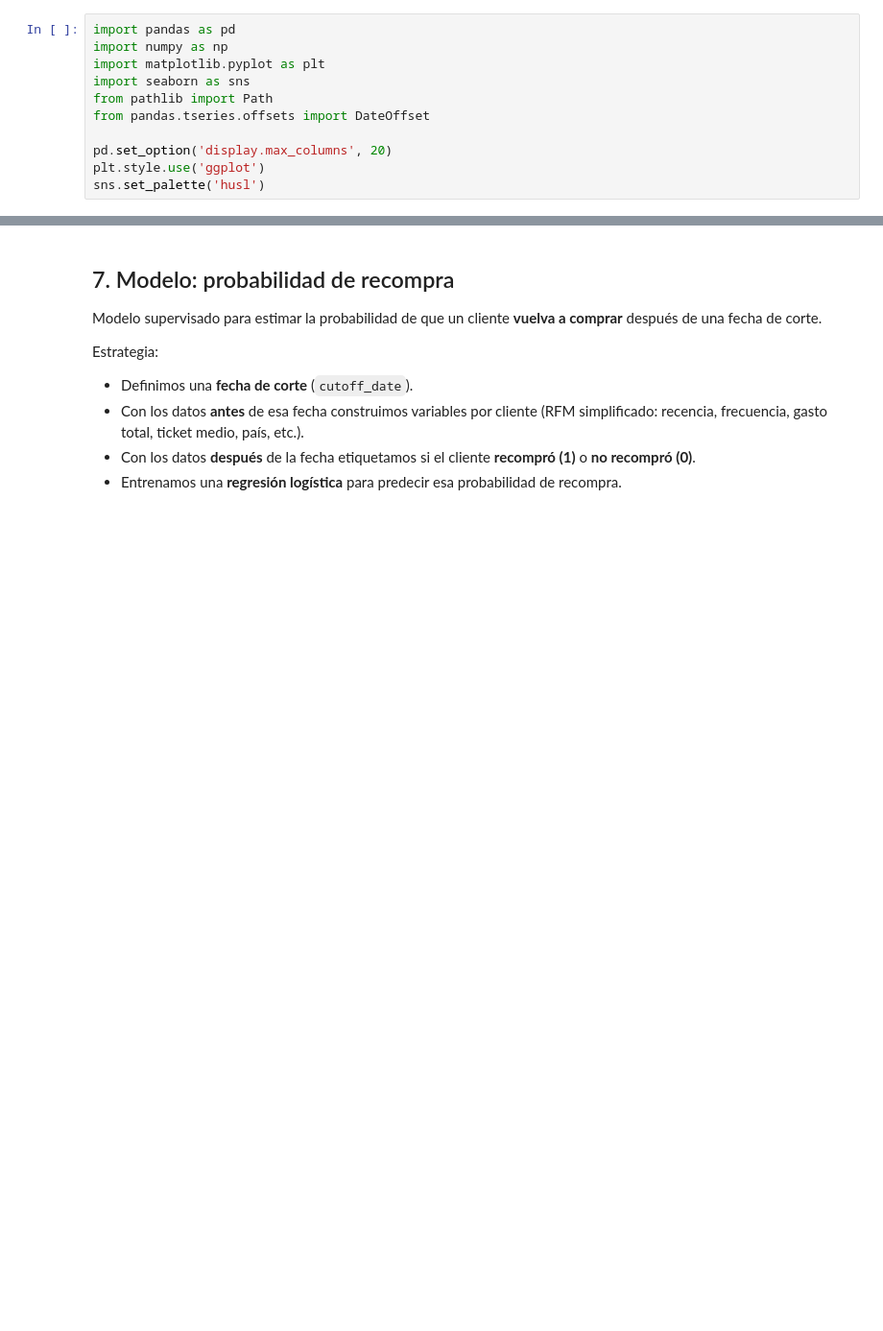
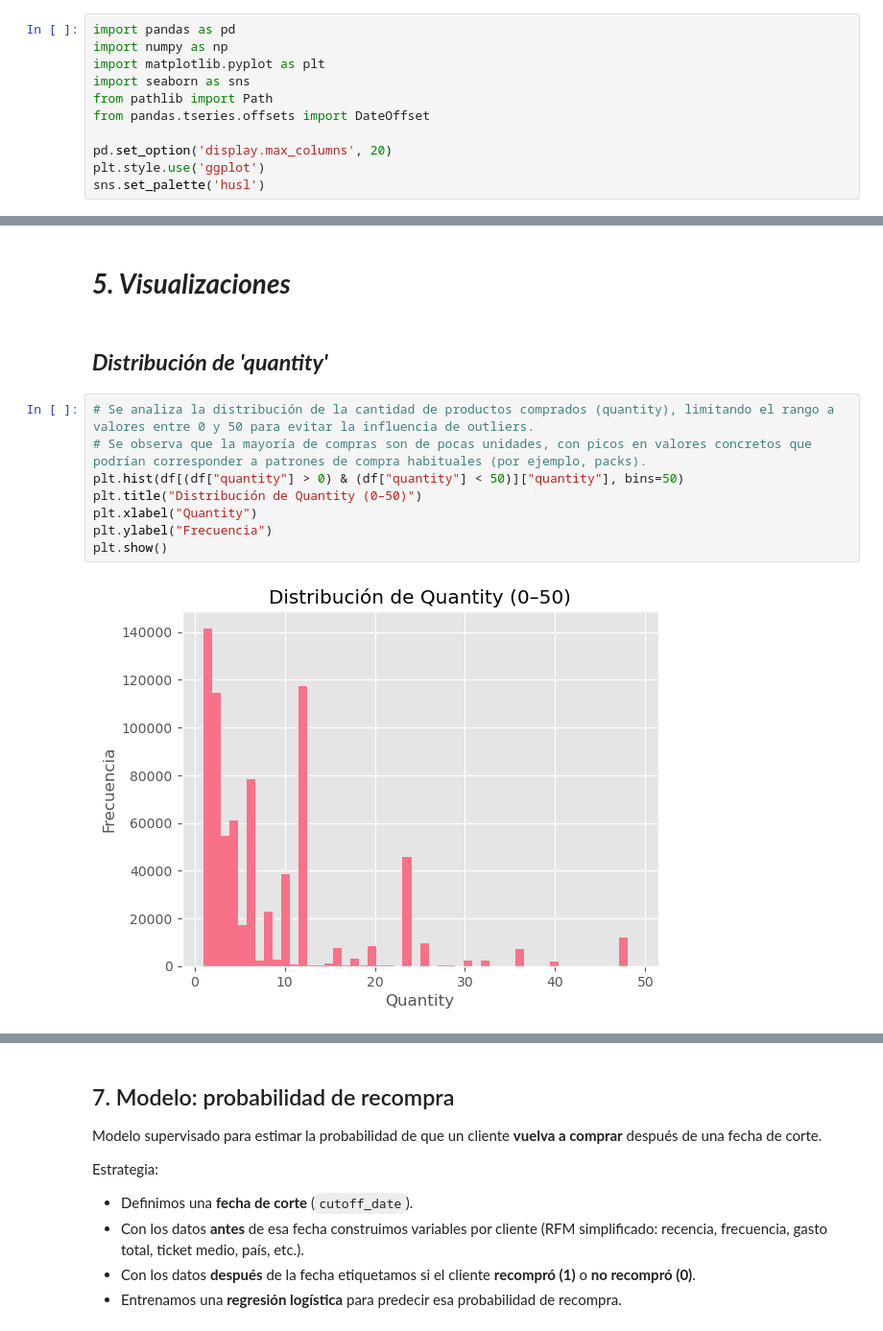
Before and after one commit to OscarFdz24/Proyecto_ML_Clientes_Oscar_Fernandez, a Jupyter notebook: model.ipynb, the cells around one changed output, grey strips where cells are left out. Shown at 96% size. Cells and saved outputs as stored; diff of their text form; blank space fills up the shorter version.

```diff
--- a/model.ipynb
+++ b/model.ipynb
@@ -191,0 +151,14 @@ dtype: int64
+# %% [markdown]
+# ***5. Visualizaciones***
+# %% [markdown]
+## ***Distribución de 'quantity'***
+# %%
+# Se analiza la distribución de la cantidad de productos comprados (quantity), limitando el rango a valores entre 0 y 50 para evitar la influencia de outliers.
+# Se observa que la mayoría de compras son de pocas unidades, con picos en valores concretos que podrían corresponder a patrones de compra habituales (por ejemplo, packs).
+plt.hist(df[(df["quantity"] > 0) & (df["quantity"] < 50)]["quantity"], bins=50)
+plt.title("Distribución de Quantity (0–50)")
+plt.xlabel("Quantity")
+plt.ylabel("Frecuencia")
+plt.show()
+# %% [output]
+[figure, added]
```
Also changed, not shown: parts of 78 cells of this notebook.
